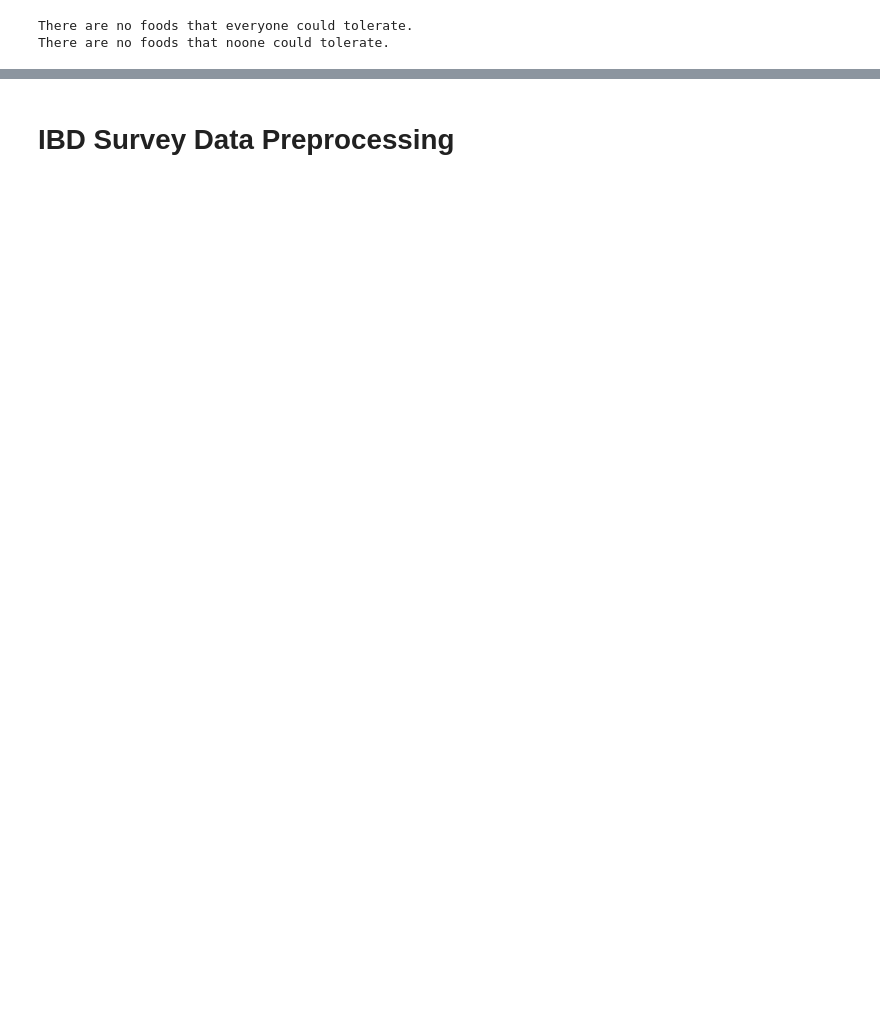
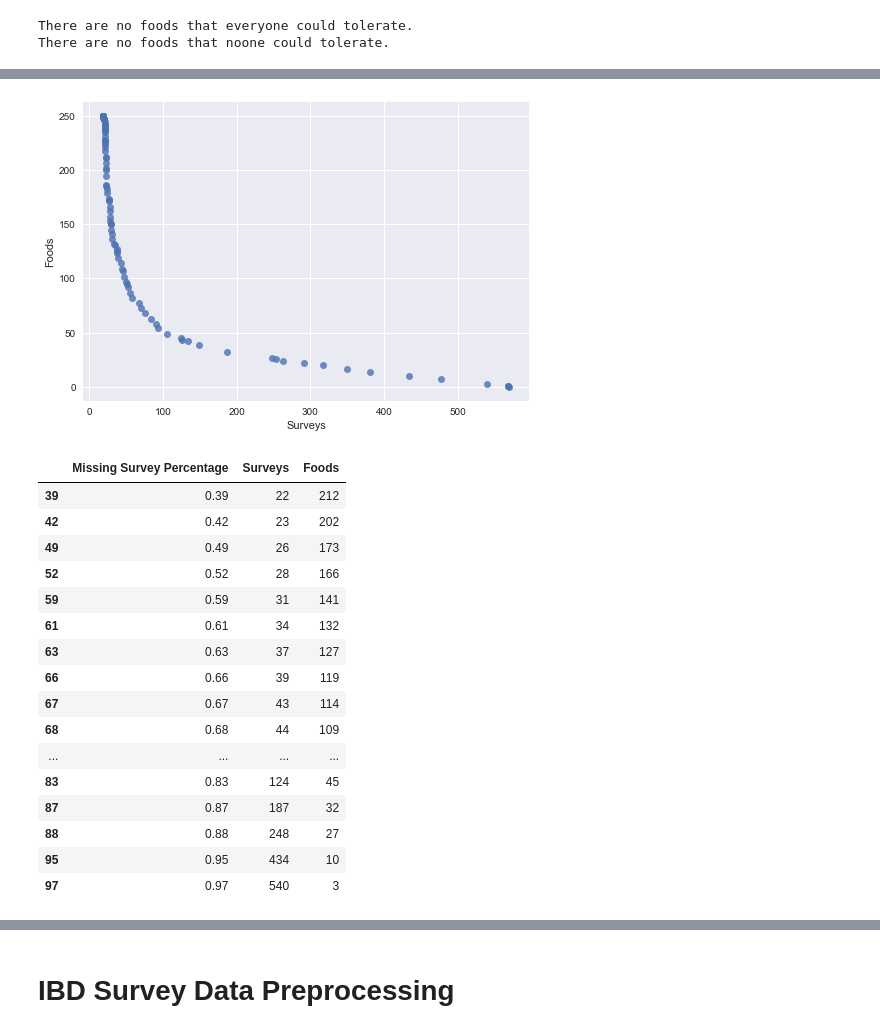
Before and after one commit to ZaxR/ibd_diet_analysis, a Jupyter notebook: IBD Diet Analysis.ipynb, the cells around one changed output, grey strips where cells are left out. Drawn from its saved outputs; the diff is of its cells as text; code cells hidden in the pictures; blank space fills up the shorter version.

Commit message:
Update measurement scale thoughts; add Pareto Front; complete dropna()

```diff
--- a/IBD Diet Analysis.ipynb
+++ b/IBD Diet Analysis.ipynb
@@ -222,0 +248,31 @@ Before taking the analysis further, we should preprocess the data:
+# %%
+l=[]
+for missing_survey_perc in np.linspace(0.00, 1.00, num=101):
+    df_before_preprocessing = df_answered_pivot.dropna(thresh=missing_survey_perc*len(df_answered_pivot), axis=1)
+    l.append([missing_survey_perc, df_before_preprocessing.dropna().shape[0], df_before_preprocessing.dropna().shape[1]])
+
+pareto = pd.DataFrame(l, columns=['Missing Survey Percentage', 'Surveys', 'Foods'])
+sns.regplot(x=pareto['Surveys'], y=pareto['Foods'], fit_reg=False)
+plt.show()
+
+# plot summary of table:
+pareto.loc[(pareto['Foods'].diff() < -3) & (pareto['Surveys'].diff() > 0)]
+# %% [output]
+[figure, added]
+|  | Missing Survey Percentage | Surveys | Foods |
+| 39 | 0.39 | 22 | 212 |
+| 42 | 0.42 | 23 | 202 |
+| 49 | 0.49 | 26 | 173 |
+| 52 | 0.52 | 28 | 166 |
+| 59 | 0.59 | 31 | 141 |
+| 61 | 0.61 | 34 | 132 |
+| 63 | 0.63 | 37 | 127 |
+| 66 | 0.66 | 39 | 119 |
+| 67 | 0.67 | 43 | 114 |
+| 68 | 0.68 | 44 | 109 |
+| ... | ... | ... | ... |
+| 83 | 0.83 | 124 | 45 |
+| 87 | 0.87 | 187 | 32 |
+| 88 | 0.88 | 248 | 27 |
+| 95 | 0.95 | 434 | 10 |
+| 97 | 0.97 | 540 | 3 |
```
Also changed, not shown: parts of 18 cells of this notebook.
